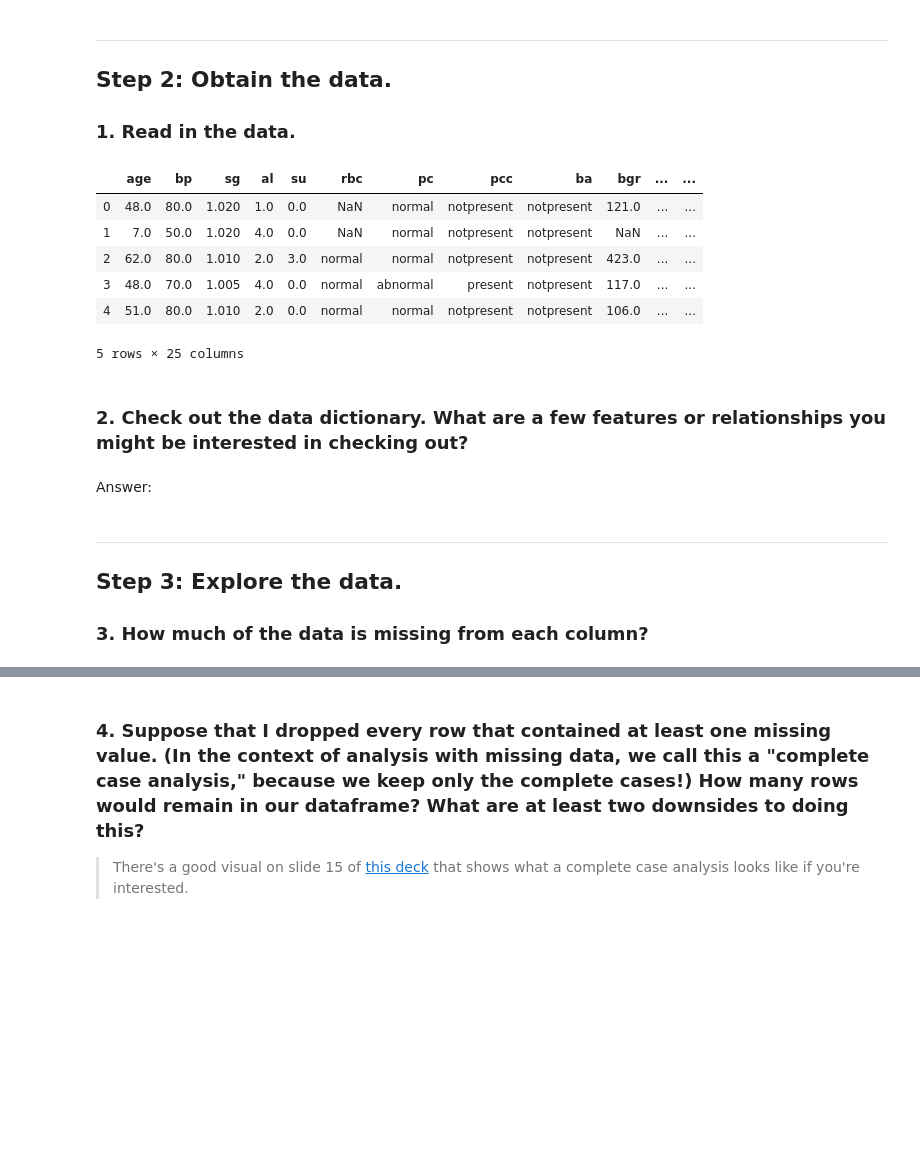
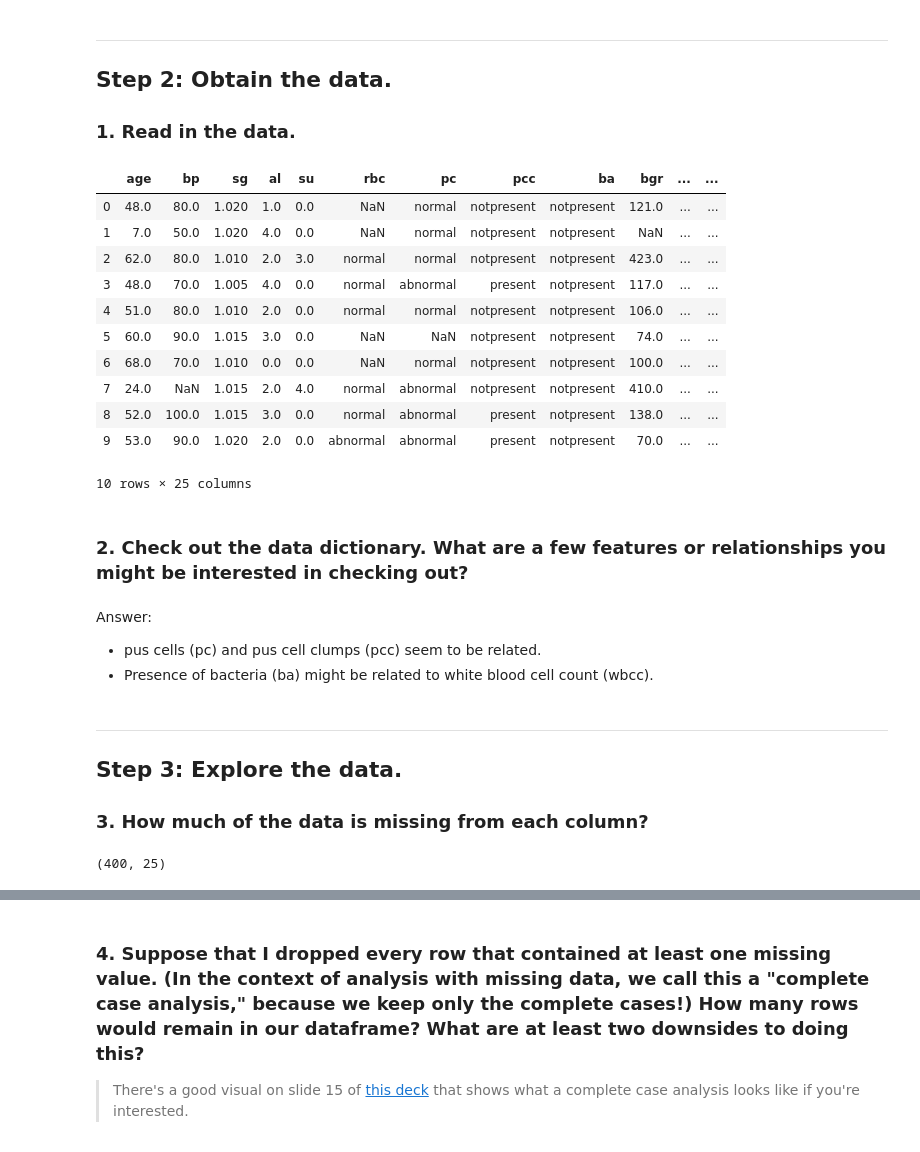
Before and after one commit to persocom01/GA-lessons, a Jupyter notebook: PROJECTS-AND-ASSIGNMENTS/4_02-lab-classification_model_evaluation/starter-code.ipynb, the cells around one changed output, grey strips where cells are left out. Drawn from its saved outputs; the diff is of its cells as text; code cells hidden in the pictures; blank space fills up the shorter version.

```diff
--- a/PROJECTS-AND-ASSIGNMENTS/4_02-lab-classification_model_evaluation/starter-code.ipynb
+++ b/PROJECTS-AND-ASSIGNMENTS/4_02-lab-classification_model_evaluation/starter-code.ipynb
@@ -50,22 +50,33 @@ import pandas as pd
 import_path = r'.\chronic_kidney_disease_full.csv'
 data = pd.read_csv(import_path)
 # %%
-data.head()
+data.head(10)
 # %% [output]
 |  | age | bp | sg | al | su | rbc | pc | pcc | ba | bgr | ... | ... |
 | 0 | 48.0 | 80.0 | 1.020 | 1.0 | 0.0 | NaN | normal | notpresent | notpresent | 121.0 | ... | ... |
 | 1 | 7.0 | 50.0 | 1.020 | 4.0 | 0.0 | NaN | normal | notpresent | notpresent | NaN | ... | ... |
 | 2 | 62.0 | 80.0 | 1.010 | 2.0 | 3.0 | normal | normal | notpresent | notpresent | 423.0 | ... | ... |
 | 3 | 48.0 | 70.0 | 1.005 | 4.0 | 0.0 | normal | abnormal | present | notpresent | 117.0 | ... | ... |
 | 4 | 51.0 | 80.0 | 1.010 | 2.0 | 0.0 | normal | normal | notpresent | notpresent | 106.0 | ... | ... |
+| 5 | 60.0 | 90.0 | 1.015 | 3.0 | 0.0 | NaN | NaN | notpresent | notpresent | 74.0 | ... | ... |
+| 6 | 68.0 | 70.0 | 1.010 | 0.0 | 0.0 | NaN | normal | notpresent | notpresent | 100.0 | ... | ... |
+| 7 | 24.0 | NaN | 1.015 | 2.0 | 4.0 | normal | abnormal | notpresent | notpresent | 410.0 | ... | ... |
+| 8 | 52.0 | 100.0 | 1.015 | 3.0 | 0.0 | normal | abnormal | present | notpresent | 138.0 | ... | ... |
+| 9 | 53.0 | 90.0 | 1.020 | 2.0 | 0.0 | abnormal | abnormal | present | notpresent | 70.0 | ... | ... |
-5 rows × 25 columns
+10 rows × 25 columns
 # %% [markdown]
 ### 2. Check out the data dictionary. What are a few features or relationships you might be interested in checking out?
-# %% [markdown]
-Answer:
+# %% [markdown]
+Answer:
+* pus cells (pc) and pus cell clumps (pcc) seem to be related.
+* Presence of bacteria (ba) might be related to white blood cell count (wbcc).
 # %% [markdown]
 ---
 
 ## Step 3: Explore the data.
 
 ### 3. How much of the data is missing from each column?
+# %%
+data.shape
+# %% [output]
+(400, 25)
```
Also changed, not shown: parts of 35 cells of this notebook, 4 other files.
